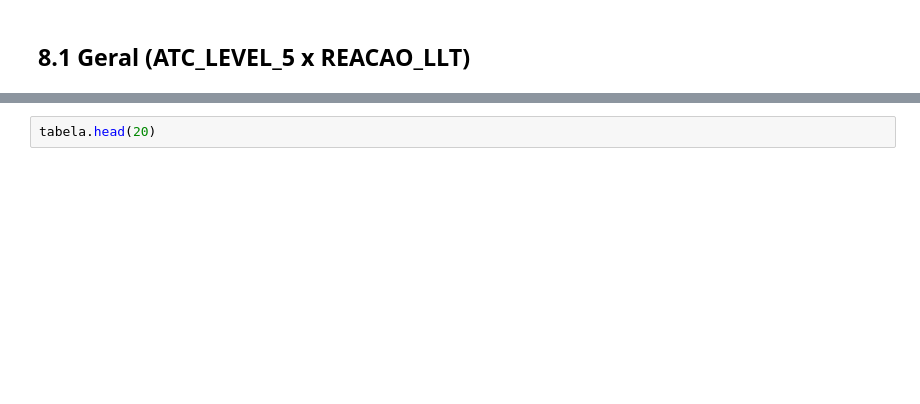
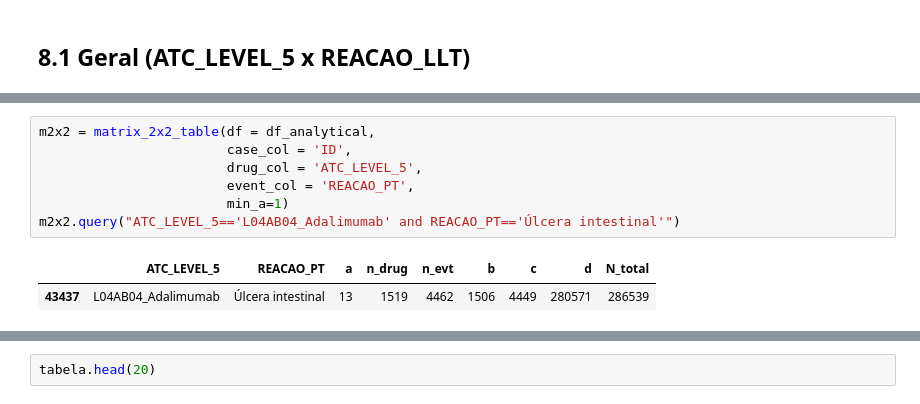
Before and after one commit to mlab-inf-ufrgs/vigimed, a Jupyter notebook: eda/disproportionality_analysis/crisp.ipynb, the cells around one changed output, grey strips where cells are left out. Drawn from its saved outputs; the diff is of its cells as text; blank space fills up the shorter version.

```diff
--- a/eda/disproportionality_analysis/crisp.ipynb
+++ b/eda/disproportionality_analysis/crisp.ipynb
@@ -850,3 +899,13 @@ df_analytical.head()
+# %%
+m2x2 = matrix_2x2_table(df = df_analytical,
+                        case_col = 'ID',
+                        drug_col = 'ATC_LEVEL_5',
+                        event_col = 'REACAO_PT',
+                        min_a=1)
+m2x2.query("ATC_LEVEL_5=='L04AB04_Adalimumab' and REACAO_PT=='Úlcera intestinal'")
+# %% [output]
+|  | ATC_LEVEL_5 | REACAO_PT | a | n_drug | n_evt | b | c | d | N_total |
+| 43437 | L04AB04_Adalimumab | Úlcera intestinal | 13 | 1519 | 4462 | 1506 | 4449 | 280571 | 286539 |
 # %%
 tabela = disproportionality_table(df = df_analytical,
                                   case_col = 'ID',
```
Also changed, not shown: parts of 24 cells of this notebook, 1 other file.
